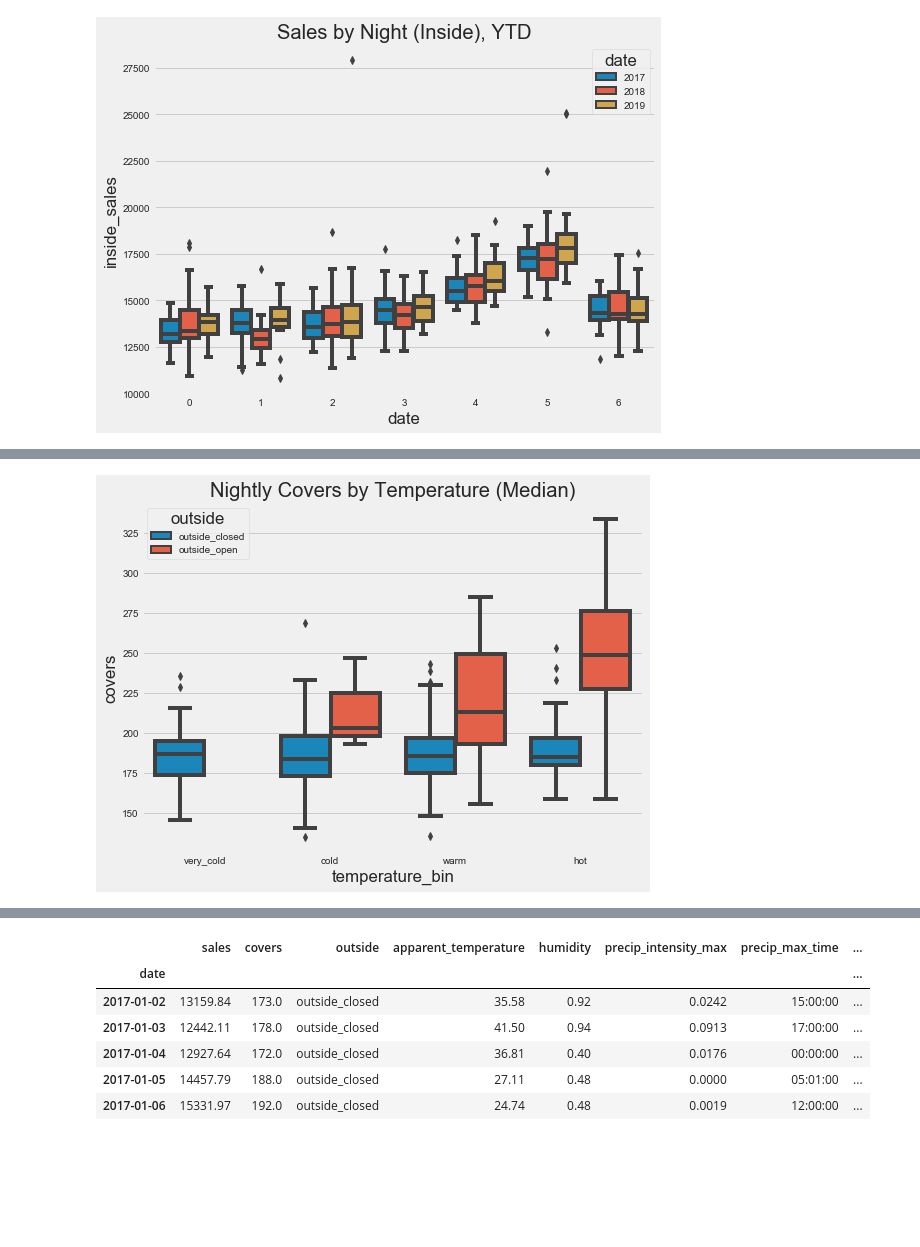
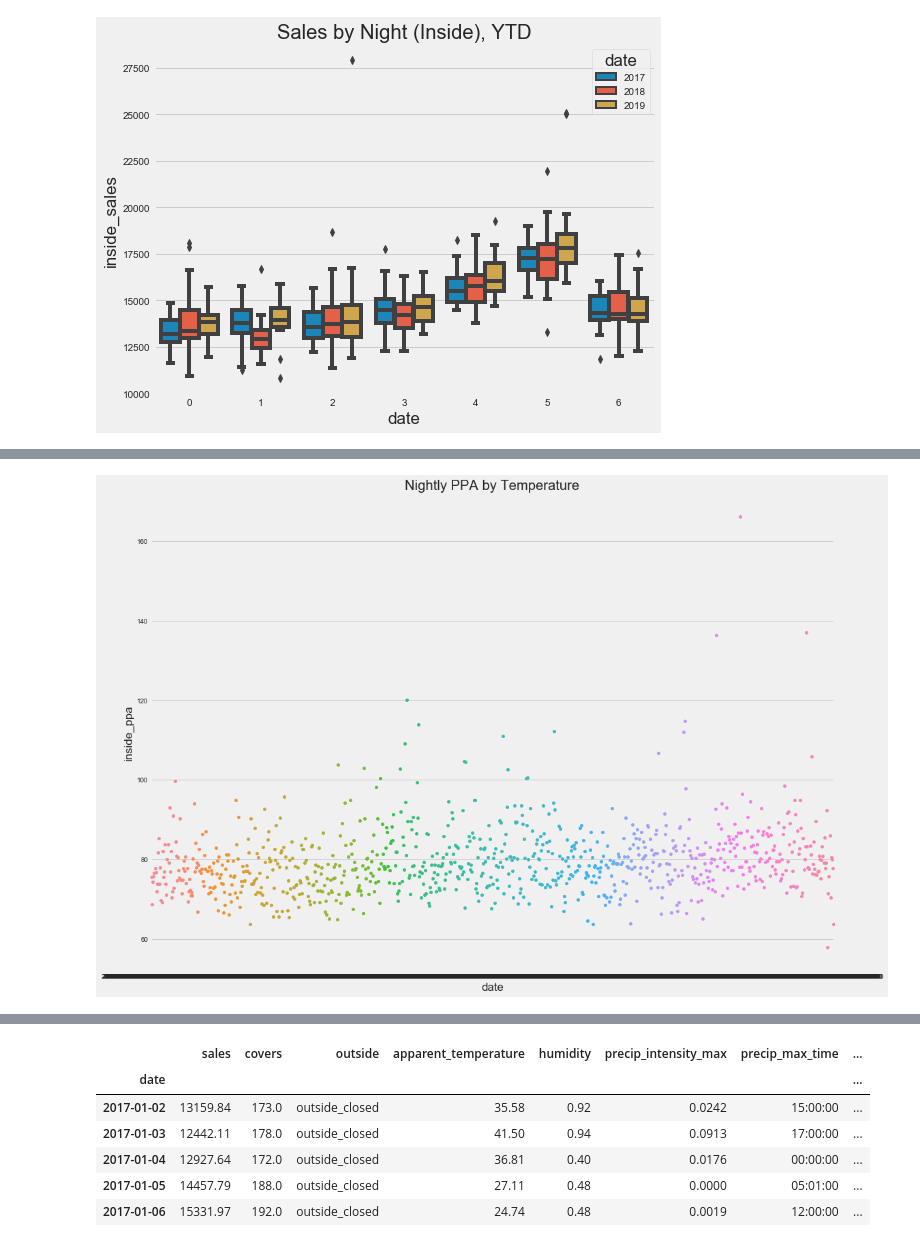
Before and after one commit to maks-p/restaurant_sales_forecasting, a Jupyter notebook: final_eda.ipynb, the cells around one changed output, grey strips where cells are left out. Saved outputs shown, nothing was run; the diff lists cells and outputs as text; code cells hidden in the pictures; blank space fills up the shorter version.

```diff
--- a/final_eda.ipynb
+++ b/final_eda.ipynb
@@ -60,6 +60,7 @@ def clean_up_for_eda(df):
 
     df.loc['2019-05-25', 'inside_covers'] = np.mean(df.inside_covers)
     df.loc['2018-10-04', 'inside_covers'] = np.mean(df.inside_covers)
+    df.loc['2019-01-26', 'inside_covers'] = np.mean(df.inside_covers)
 
     df['inside_ppa'] = df['inside_sales'] / df['inside_covers']
 
@@ -321,13 +371,13 @@ plt.title('Nightly PPA, YTD');
 # %%
 plt.style.use('fivethirtyeight')
-plt.figure(figsize=(8,6))
-sns.boxplot(x='temperature_bin',
-               y='covers',
-               hue='outside',
-               data=df,
-               order=['very_cold', 'cold', 'warm', 'hot']
-                );
+plt.figure(figsize=(16,12))
 
-plt.title('Nightly Covers by Temperature (Median)');
+sns.stripplot(x=df.index,
+               y='inside_ppa',
+               hue=None,
+               data=df
+                )
+
+plt.title('Nightly PPA by Temperature');
 # %% [output]
-[figure, old version]
+[figure, new version]
```
Also changed, not shown: parts of 25 cells of this notebook, 1 other file.
